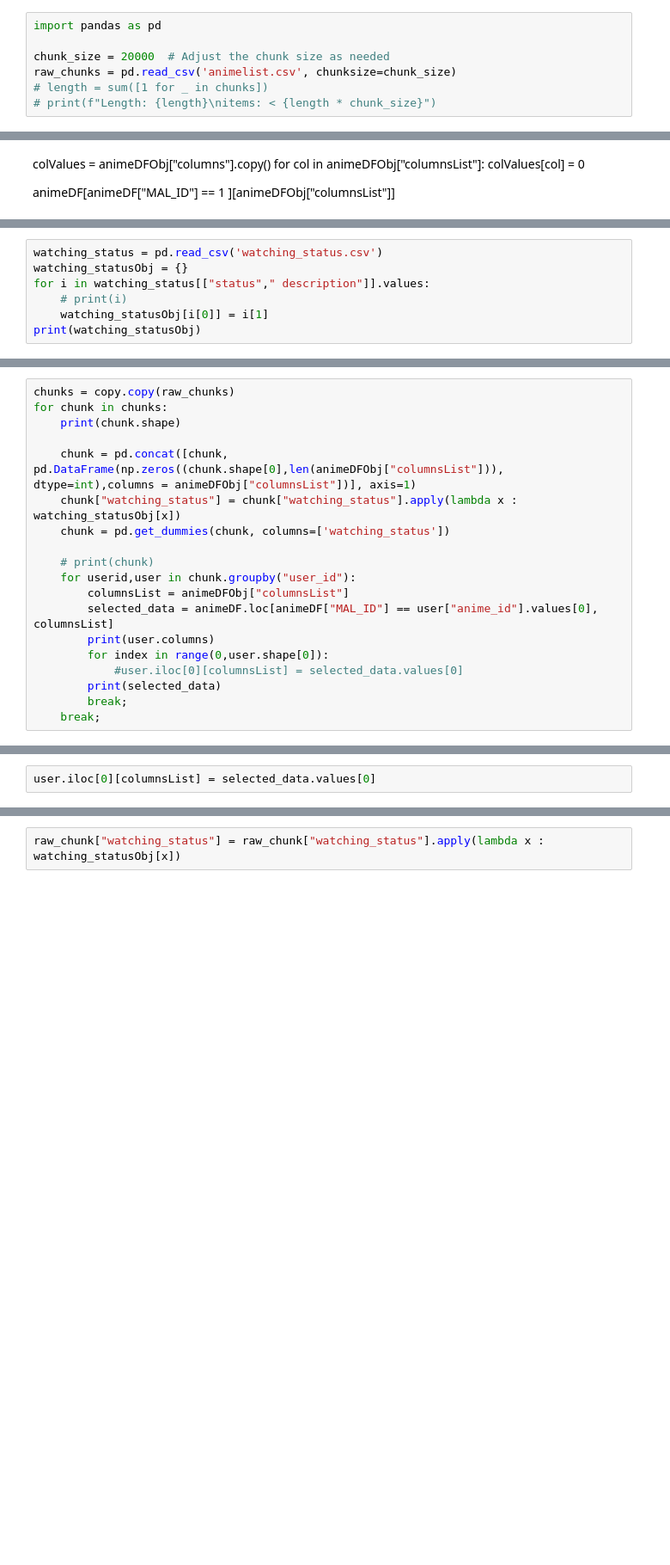
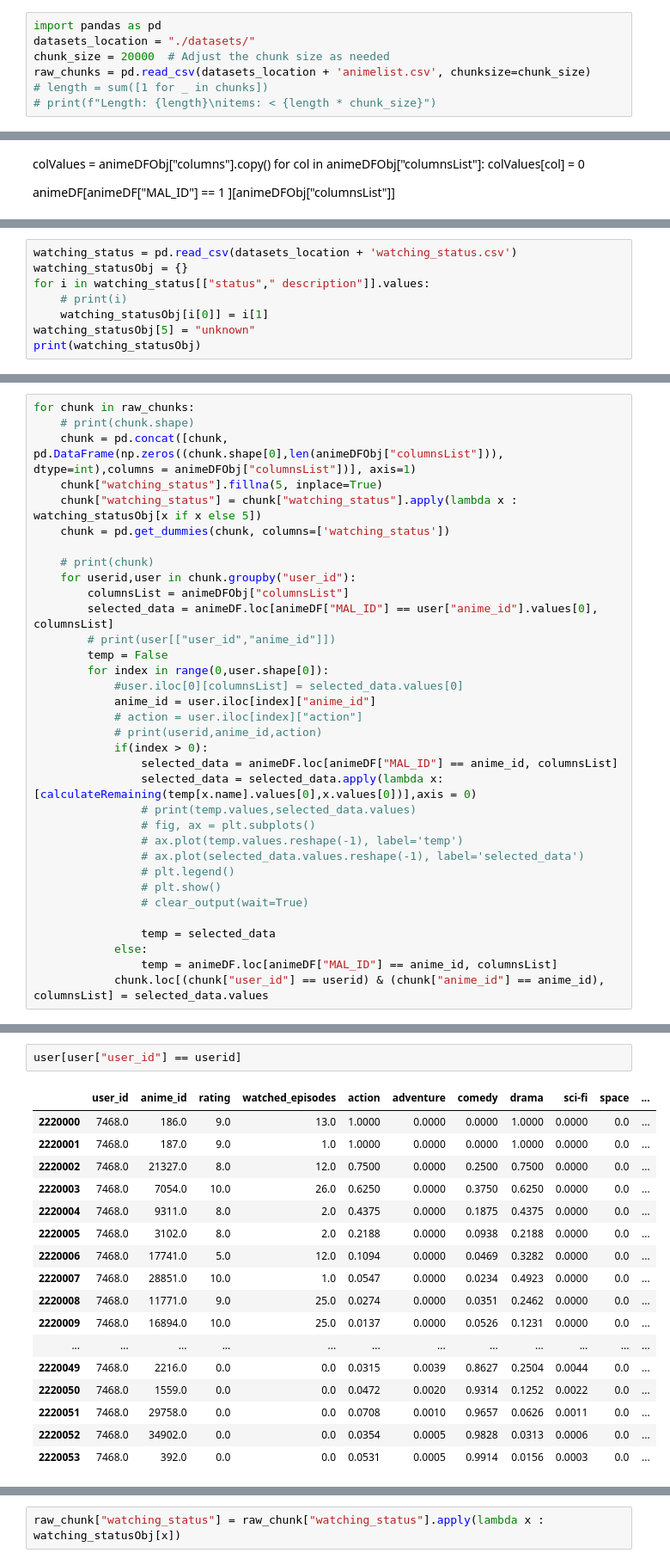
Before and after one commit to vaaghu/recommendation, a Jupyter notebook: main.ipynb, the cells around one changed output, grey strips where cells are left out. Shown at 86% size. Saved outputs shown, nothing was run; the diff lists cells and outputs as text; blank space fills up the shorter version.

Commit message:
user dynamic genere tast

```diff
--- a/main.ipynb
+++ b/main.ipynb
@@ -9,8 +10,8 @@ import copy
 # %%
 import pandas as pd
-
+datasets_location = "./datasets/"
 chunk_size = 20000  # Adjust the chunk size as needed
-raw_chunks = pd.read_csv('animelist.csv', chunksize=chunk_size)
+raw_chunks = pd.read_csv(datasets_location + 'animelist.csv', chunksize=chunk_size)
 # length = sum([1 for _ in chunks])
 # print(f"Length: {length}\nitems: < {length * chunk_size}")
 # %%
@@ -72,8 +88,9 @@ for chunkColumn in columns:
 # %%
-watching_status = pd.read_csv('watching_status.csv')
+watching_status = pd.read_csv(datasets_location + 'watching_status.csv')
 watching_statusObj = {}
 for i in watching_status[["status"," description"]].values:
     # print(i)
     watching_statusObj[i[0]] = i[1]
+watching_statusObj[5] = "unknown"
 print(watching_statusObj)
 # %% [output]
@@ -81,19 +115,34 @@ print(watching_statusObj)
 # %%
-chunks = copy.copy(raw_chunks)
-for chunk in chunks:
-    print(chunk.shape)
-
+for chunk in raw_chunks:
+    # print(chunk.shape)
     chunk = pd.concat([chunk, pd.DataFrame(np.zeros((chunk.shape[0],len(animeDFObj["columnsList"])), dtype=int),columns = animeDFObj["columnsList"])], axis=1)
-    chunk["watching_status"] = chunk["watching_status"].apply(lambda x : watching_statusObj[x])
+    chunk["watching_status"].fillna(5, inplace=True)
+    chunk["watching_status"] = chunk["watching_status"].apply(lambda x : watching_statusObj[x if x else 5])
     chunk = pd.get_dummies(chunk, columns=['watching_status'])
 
     # print(chunk)
     for userid,user in chunk.groupby("user_id"):
         columnsList = animeDFObj["columnsList"]
         selected_data = animeDF.loc[animeDF["MAL_ID"] == user["anime_id"].values[0], columnsList]
-        print(user.columns)
+        # print(user[["user_id","anime_id"]])
+        temp = False
         for index in range(0,user.shape[0]):
             #user.iloc[0][columnsList] = selected_data.values[0]
-        print(selected_data)
-        break;
-    break;
+            anime_id = user.iloc[index]["anime_id"]
+            # action = user.iloc[index]["action"]
+            # print(userid,anime_id,action)
+            if(index > 0):
+                selected_data = animeDF.loc[animeDF["MAL_ID"] == anime_id, columnsList]
+                selected_data = selected_data.apply(lambda x: [calculateRemaining(temp[x.name].values[0],x.values[0])],axis = 0)
+                # print(temp.values,selected_data.values)
+                # fig, ax = plt.subplots()
+                # ax.plot(temp.values.reshape(-1), label='temp')
+                # ax.plot(selected_data.values.reshape(-1), label='selected_data')
+                # plt.legend()
+                # plt.show()
+                # clear_output(wait=True)
+
+                temp = selected_data
+            else:
+                temp = animeDF.loc[animeDF["MAL_ID"] == anime_id, columnsList]
+            chunk.loc[(chunk["user_id"] == userid) & (chunk["anime_id"] == anime_id), columnsList] = selected_data.values
@@ -118,2 +148,0 @@ Index(['user_id', 'anime_id', 'rating', 'watched_episodes', 'action',
-# %%
-user.iloc[0][columnsList] = selected_data.values[0]
@@ -137,0 +157,20 @@ user
+# %%
+user[user["user_id"] == userid]
+# %% [output]
+|  | user_id | anime_id | rating | watched_episodes | action | adventure | comedy | drama | sci-fi | space | ... |
+| 2220000 | 7468.0 | 186.0 | 9.0 | 13.0 | 1.0000 | 0.0000 | 0.0000 | 1.0000 | 0.0000 | 0.0 | ... |
+| 2220001 | 7468.0 | 187.0 | 9.0 | 1.0 | 1.0000 | 0.0000 | 0.0000 | 1.0000 | 0.0000 | 0.0 | ... |
+| 2220002 | 7468.0 | 21327.0 | 8.0 | 12.0 | 0.7500 | 0.0000 | 0.2500 | 0.7500 | 0.0000 | 0.0 | ... |
+| 2220003 | 7468.0 | 7054.0 | 10.0 | 26.0 | 0.6250 | 0.0000 | 0.3750 | 0.6250 | 0.0000 | 0.0 | ... |
+| 2220004 | 7468.0 | 9311.0 | 8.0 | 2.0 | 0.4375 | 0.0000 | 0.1875 | 0.4375 | 0.0000 | 0.0 | ... |
+| 2220005 | 7468.0 | 3102.0 | 8.0 | 2.0 | 0.2188 | 0.0000 | 0.0938 | 0.2188 | 0.0000 | 0.0 | ... |
+| 2220006 | 7468.0 | 17741.0 | 5.0 | 12.0 | 0.1094 | 0.0000 | 0.0469 | 0.3282 | 0.0000 | 0.0 | ... |
+| 2220007 | 7468.0 | 28851.0 | 10.0 | 1.0 | 0.0547 | 0.0000 | 0.0234 | 0.4923 | 0.0000 | 0.0 | ... |
+| 2220008 | 7468.0 | 11771.0 | 9.0 | 25.0 | 0.0274 | 0.0000 | 0.0351 | 0.2462 | 0.0000 | 0.0 | ... |
+| 2220009 | 7468.0 | 16894.0 | 10.0 | 25.0 | 0.0137 | 0.0000 | 0.0526 | 0.1231 | 0.0000 | 0.0 | ... |
+| ... | ... | ... | ... | ... | ... | ... | ... | ... | ... | ... | ... |
+| 2220049 | 7468.0 | 2216.0 | 0.0 | 0.0 | 0.0315 | 0.0039 | 0.8627 | 0.2504 | 0.0044 | 0.0 | ... |
+| 2220050 | 7468.0 | 1559.0 | 0.0 | 0.0 | 0.0472 | 0.0020 | 0.9314 | 0.1252 | 0.0022 | 0.0 | ... |
+| 2220051 | 7468.0 | 29758.0 | 0.0 | 0.0 | 0.0708 | 0.0010 | 0.9657 | 0.0626 | 0.0011 | 0.0 | ... |
+| 2220052 | 7468.0 | 34902.0 | 0.0 | 0.0 | 0.0354 | 0.0005 | 0.9828 | 0.0313 | 0.0006 | 0.0 | ... |
+| 2220053 | 7468.0 | 392.0 | 0.0 | 0.0 | 0.0531 | 0.0005 | 0.9914 | 0.0156 | 0.0003 | 0.0 | ... |
```
Also changed, not shown: parts of 17 cells of this notebook.
